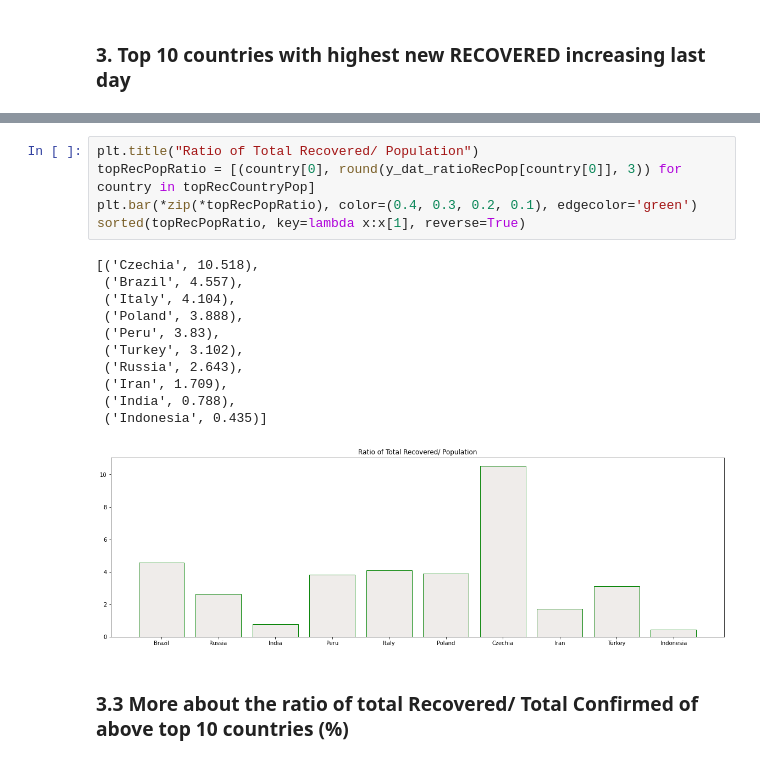
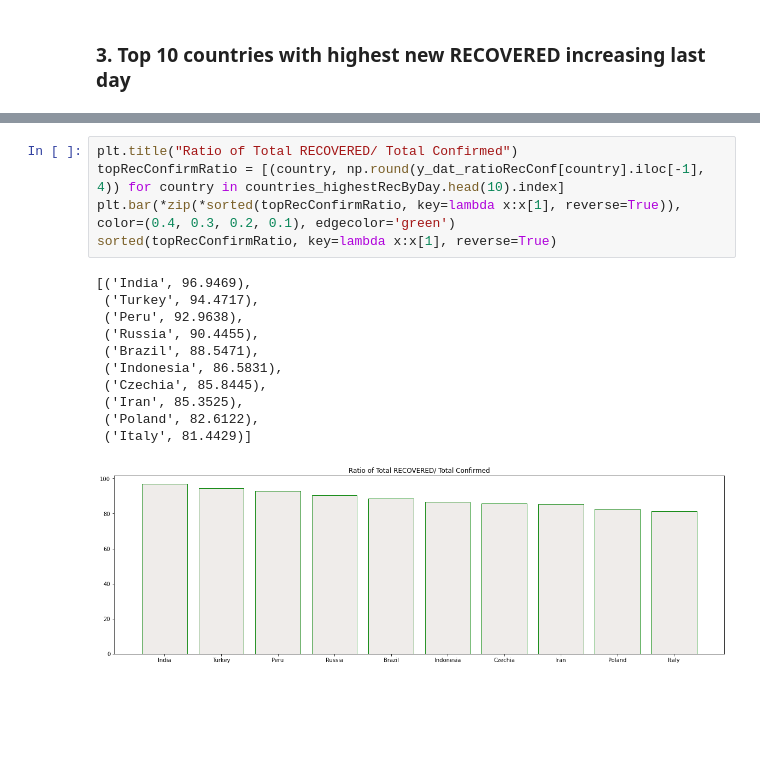
Before and after one commit to lphan/ML-Practices, a Jupyter notebook: 18_Covid-19/18_Covid-19_top10.ipynb, the cells around one changed output, grey strips where cells are left out. Saved outputs shown, nothing was run; the diff lists cells and outputs as text; blank space fills up the shorter version.

```diff
--- a/18_Covid-19/18_Covid-19_top10.ipynb
+++ b/18_Covid-19/18_Covid-19_top10.ipynb
@@ -222,19 +171,17 @@ Country -- Ratio New Recovered last day over population -- Population of 10 coun
 # %%
-plt.title("Ratio of Total Recovered/ Population")
-topRecPopRatio = [(country[0], round(y_dat_ratioRecPop[country[0]], 3)) for country in topRecCountryPop]
-plt.bar(*zip(*topRecPopRatio), color=(0.4, 0.3, 0.2, 0.1), edgecolor='green')
-sorted(topRecPopRatio, key=lambda x:x[1], reverse=True)
+plt.title("Ratio of Total RECOVERED/ Total Confirmed")
+topRecConfirmRatio = [(country, np.round(y_dat_ratioRecConf[country].iloc[-1], 4)) for country in countries_highestRecByDay.head(10).index]
+plt.bar(*zip(*sorted(topRecConfirmRatio, key=lambda x:x[1], reverse=True)), color=(0.4, 0.3, 0.2, 0.1), edgecolor='green')
+sorted(topRecConfirmRatio, key=lambda x:x[1], reverse=True)
 # %% [output]
-[('Czechia', 10.518),
- ('Brazil', 4.557),
- ('Italy', 4.104),
- ('Poland', 3.888),
- ('Peru', 3.83),
- ('Turkey', 3.102),
- ('Russia', 2.643),
- ('Iran', 1.709),
- ('India', 0.788),
- ('Indonesia', 0.435)]
+[('India', 96.9469),
+ ('Turkey', 94.4717),
+ ('Peru', 92.9638),
+ ('Russia', 90.4455),
+ ('Brazil', 88.5471),
+ ('Indonesia', 86.5831),
+ ('Czechia', 85.8445),
+ ('Iran', 85.3525),
+ ('Poland', 82.6122),
+ ('Italy', 81.4429)]
-[figure, old version]
+[figure, new version]
-# %% [markdown]
-### 3.3 More about the ratio of total Recovered/ Total Confirmed of above top 10 countries (%)
```
Also changed, not shown: parts of 15 cells of this notebook, 17 other files.
